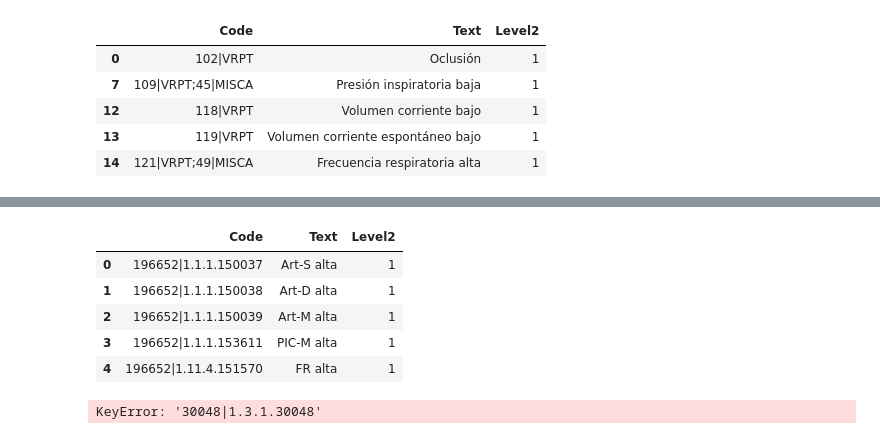
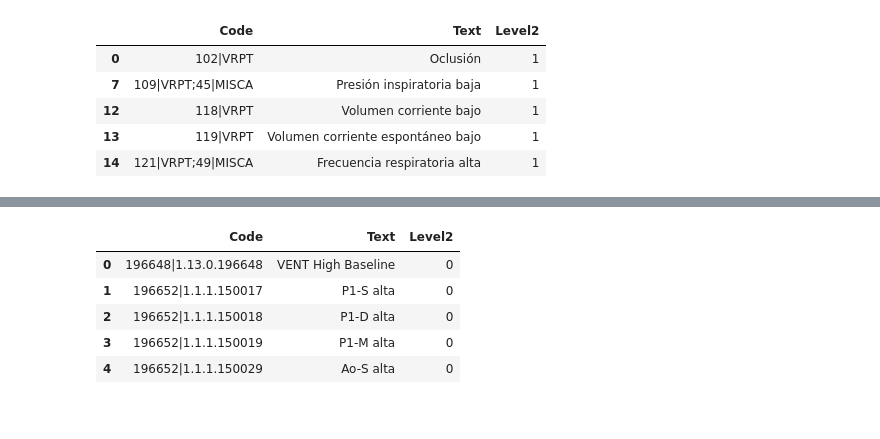
Before and after one commit to alopezull/Python_Pandas_CodigoTFM, a Jupyter notebook: codi.ipynb, the cells around one changed output, grey strips where cells are left out. Saved outputs shown, nothing was run; the diff lists cells and outputs as text; code cells hidden in the pictures.

```diff
--- a/codi.ipynb
+++ b/codi.ipynb
@@ -211,25 +210,19 @@ Name: ev_ID, dtype: int64
 # %%
 # Agrupamos alarmas nivel 1 de todos los dispositivos del primer filtrado
 
 filt1_level1=pd.concat([Mindray1_alarms1,Bombas1_alarms1,Resp1_alarms1], ignore_index=True)
 
 filt1_level1.head()
+
+# Agrupamos alarmas nivel 1 de todos los dispositivos del primer filtrado
+
+filt1_level0=pd.concat([Mindray1_alarms0,Bombas1_alarms0,Resp1_alarms0], ignore_index=True)
+
+filt1_level0.head()
 # %% [output]
 |  | Code | Text | Level2 |
-| 0 | 196652|1.1.1.150037 | Art-S alta | 1 |
-| 1 | 196652|1.1.1.150038 | Art-D alta | 1 |
-| 2 | 196652|1.1.1.150039 | Art-M alta | 1 |
-| 3 | 196652|1.1.1.153611 | PIC-M alta | 1 |
-| 4 | 196652|1.11.4.151570 | FR alta | 1 |
+| 0 | 196648|1.13.0.196648 | VENT High Baseline | 0 |
+| 1 | 196652|1.1.1.150017 | P1-S alta | 0 |
+| 2 | 196652|1.1.1.150018 | P1-D alta | 0 |
+| 3 | 196652|1.1.1.150019 | P1-M alta | 0 |
+| 4 | 196652|1.1.1.150029 | Ao-S alta | 0 |
-# %%
-# Cálculo de estadísticos interesantes totales
-
-prueba=0
-for x in data4.ev_Code:
-    for y in filt1_level1.Code:
-        if data4.ev_Code[x]==filt1_level1.Code[y]:
-            prueba=prueba+1
-
-print(prueba)
-# %% [output]
-KeyError: '30048|1.3.1.30048'
```
Also changed, not shown: parts of 6 cells of this notebook.
